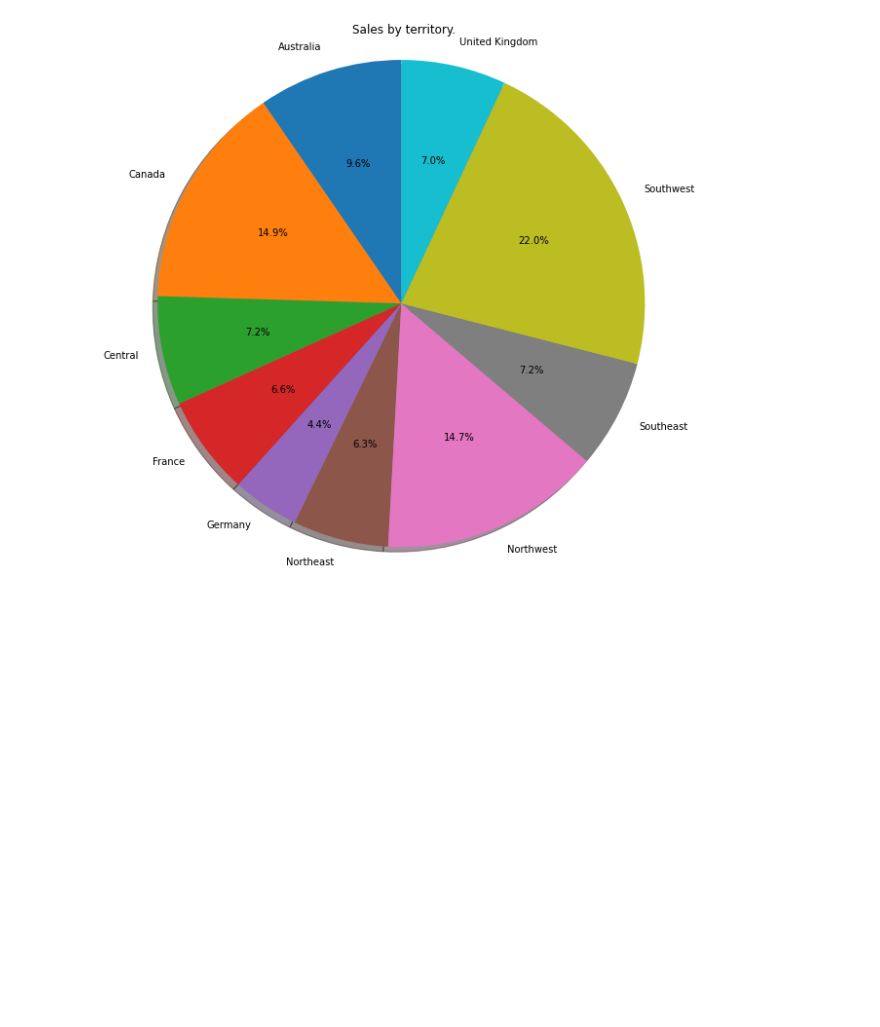
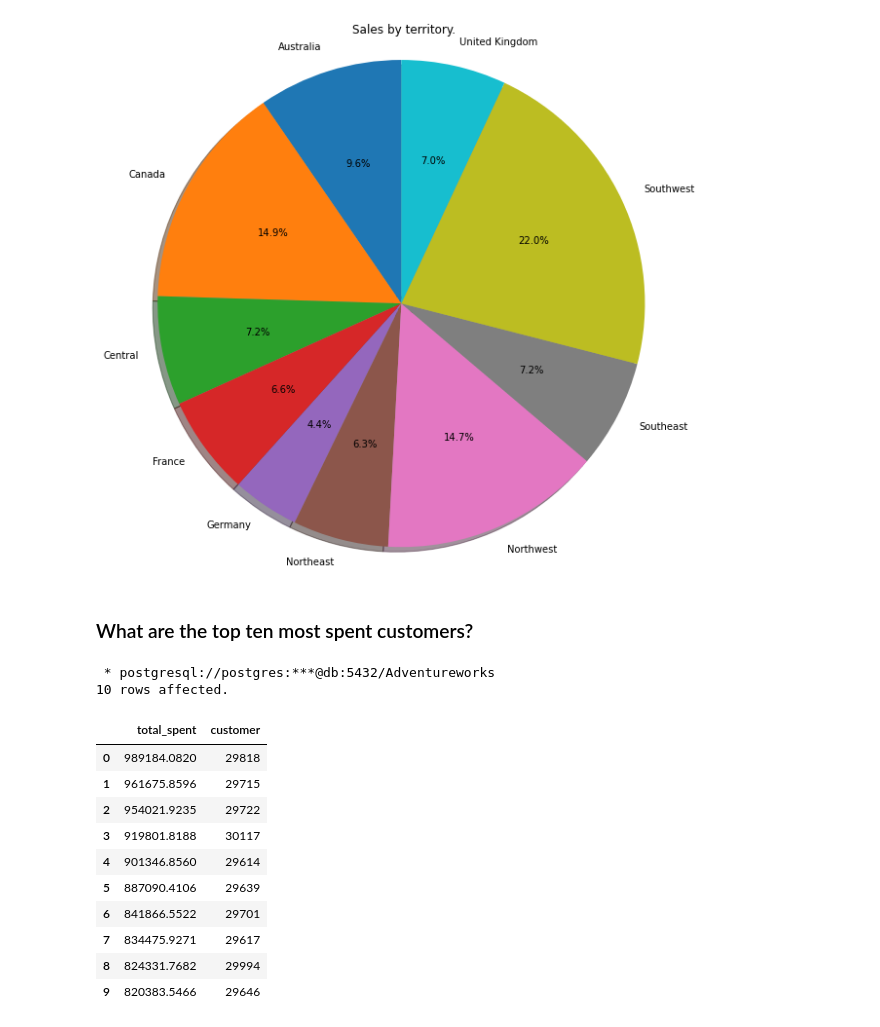
Before and after one commit to nikolaevtomov/adventureworks, a Jupyter notebook: notebook/3.sales.ipynb, the cells around one changed output. Drawn from its saved outputs; the diff is of its cells as text; code cells hidden in the pictures; blank space fills up the shorter version.

```diff
--- a/notebook/3.sales.ipynb
+++ b/notebook/3.sales.ipynb
@@ -174,3 +174,31 @@ ax.axis('equal')
 plt.show()
 # %% [output]
 [figure]
+# %% [markdown]
+### What are the top ten most spent customers?
+# %%
+%%sql
+
+SELECT
+    SUM(soh.totaldue) AS total_spent,
+    c.customerid AS customer
+FROM sales.salesorderheader soh
+INNER JOIN sales.customer c ON c.customerid = soh.customerid
+
+GROUP BY 2
+ORDER BY 1 DESC
+LIMIT 10
+# %% [output]
+ * postgresql://postgres:***@db:5432/Adventureworks
+10 rows affected.
+|  | total_spent | customer |
+| 0 | 989184.0820 | 29818 |
+| 1 | 961675.8596 | 29715 |
+| 2 | 954021.9235 | 29722 |
+| 3 | 919801.8188 | 30117 |
+| 4 | 901346.8560 | 29614 |
+| 5 | 887090.4106 | 29639 |
+| 6 | 841866.5522 | 29701 |
+| 7 | 834475.9271 | 29617 |
+| 8 | 824331.7682 | 29994 |
+| 9 | 820383.5466 | 29646 |
```
Also changed, not shown: parts of 2 cells of this notebook.
